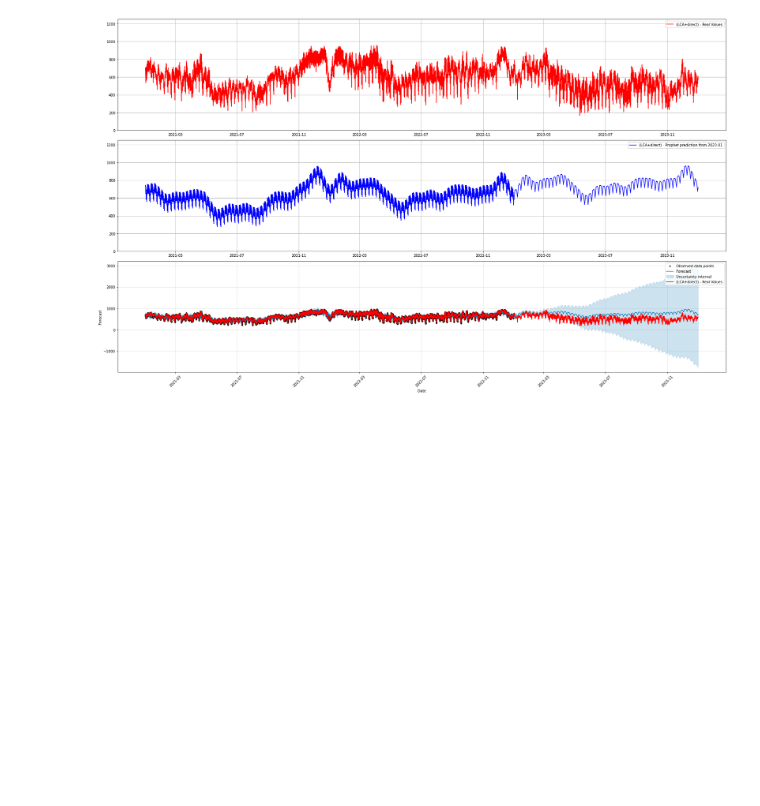
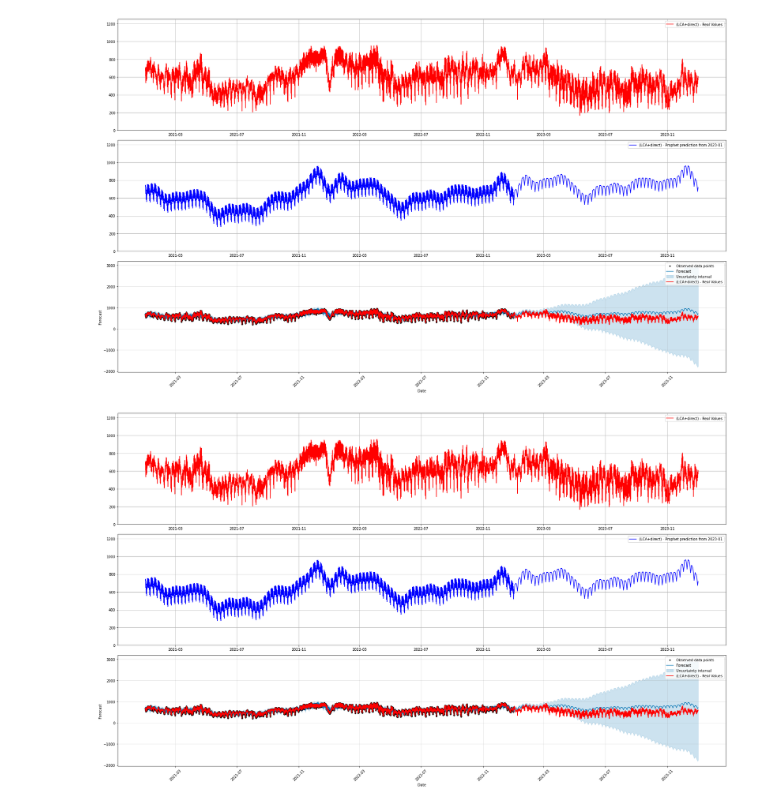
Before and after one commit to LSquarzoni/GreenTeam, a Jupyter notebook: Prophet_sandbox.ipynb, the cells around one changed output. Cells and saved outputs as stored; diff of their text form; code cells hidden in the pictures; blank space fills up the shorter version.

```diff
--- a/Prophet_sandbox.ipynb
+++ b/Prophet_sandbox.ipynb
@@ -262,3 +266,42 @@ plt.tight_layout()  # Adjust the layout so that plots do not overlap
 plt.show()  # Display the figure
 # %% [output]
 [figure]
+# %%
+# datapoints:
+x1 = dataset_CI.index
+y1 = dataset_CI['LCA+direct']
+x2 = forecast['ds']
+y2 = forecast['yhat']
+
+fig = plt.figure(figsize=(25, 15))  # Adjust the figure size as needed
+
+# Create the first subplot
+ax1 = fig.add_subplot(3, 1, 1)  # This will be the first subplot (3 rows, 1 column, first plot)
+ax1.grid(True)
+ax1.plot(x1, y1, 'red', label = '(LCA+direct) - Real Values')
+ax1.set_ylim(0, 1250)
+
+# Create the second subplot
+ax2 = fig.add_subplot(3, 1, 2, sharex=ax1)  # This will be the second subplot
+ax2.grid(True)
+ax2.plot(x2, y2, 'blue', label = '(LCA+direct) - Prophet prediction from 2023-01')
+ax2.set_ylim(0, 1250)
+
+# Create the third subplot for Prophet's plot
+ax3 = fig.add_subplot(3, 1, 3, sharex=ax1)  # This will be the third subplot
+fig1 = m.plot(forecast, ax=ax3)  # Plot the forecast on the third subplot
+
+ax3.plot(x1, y1, 'red', label = '(LCA+direct) - Real Values')
+
+ax3.set_xlabel('Date')  # Set the x-axis label
+ax3.set_ylabel('Forecast')  # Set the y-axis label
+ax3.tick_params(axis='x', rotation=45)  # Optional: Rotate x-axis labels for better readability
+
+ax1.legend()
+ax2.legend()
+ax3.legend()
+
+plt.tight_layout()  # Adjust the layout so that plots do not overlap
+plt.show()  # Display the figure
+# %% [output]
+[figure, added]
```
Also changed, not shown: parts of 4 cells of this notebook.
